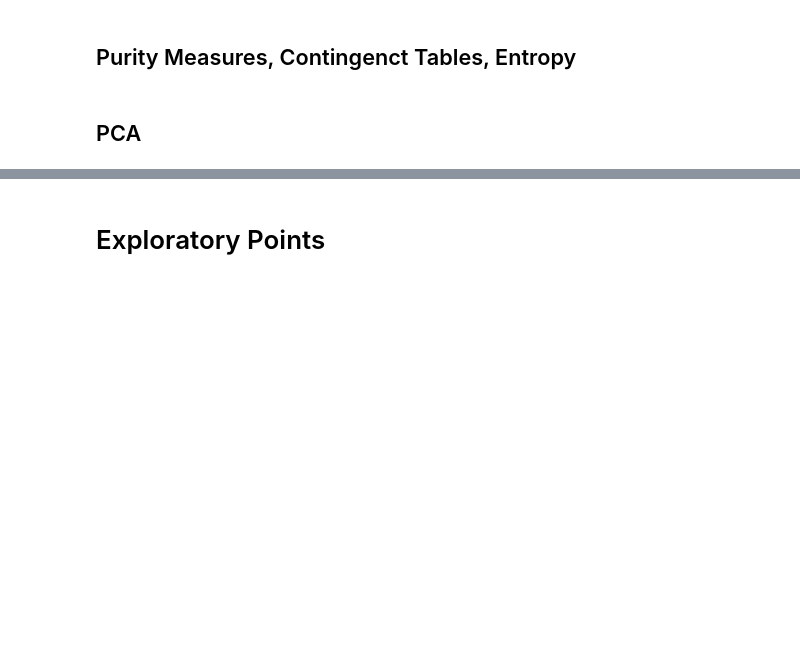
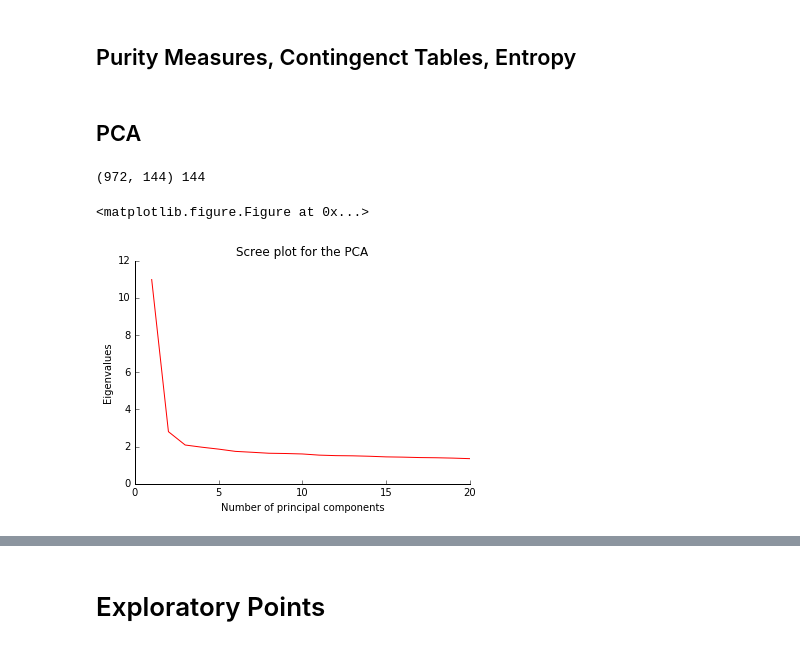
Before and after one commit to rabjohnston/E81HW5, a Jupyter notebook: HW5_rob.ipynb, the cells around one changed output, grey strips where cells are left out. Drawn from its saved outputs; the diff is of its cells as text; code cells hidden in the pictures; blank space fills up the shorter version.

```diff
--- a/HW5_rob.ipynb
+++ b/HW5_rob.ipynb
@@ -697,3 +766,41 @@ ValueError: Found input variables with inconsistent numbers of samples: [972, 97
+# %%
+print(tfidf_matrix_speakers.shape, len(terms_speakers))
+# %% [output]
+(972, 144) 144
+# %%
+tfidf_matrix_speakers_pca = tfidf_matrix_speakers.A
+terms_speakers_pca = terms_speakers
+df = pd.DataFrame()
+df = pd.DataFrame(data=tfidf_matrix_speakers_pca, columns=terms_speakers_pca)
+#df
+# %%
+from sklearn import neighbors, decomposition, metrics, preprocessing
+
+df_scaled = df.copy()
+df_scaled.iloc[:,:] = preprocessing.StandardScaler().fit_transform(df_scaled.iloc[:,:])
+#df_scaled.describe()
+# %%
+import sklearn
+
+pca = sklearn.decomposition.PCA(n_components=20).fit(df_scaled.iloc[:,:])
+
+coef_PCA = pca.transform(df_scaled.iloc[:,:])
+# we make a scree plot to see how many Principal Components to consider
+plt.figure(figsize=(12, 6))
+eig = pca.explained_variance_
+# and calculate the variance explained by the PC analysis
+var_exp = pca.explained_variance_ratio_.cumsum()*100.
+# %% [output]
+<matplotlib.figure.Figure at 0x...>
+# %%
+plt.plot(np.arange(1,len(eig)+1), eig, color='r')
+plt.title('Scree plot for the PCA')
+plt.xlabel('Number of principal components')
+plt.ylabel('Eigenvalues')
+remove_border()
+plt.show()
+# %% [output]
+[figure, added]
 # %% [markdown]
 <a id='exploratory_points'></a>
 # %% [markdown]
```
Also changed, not shown: parts of 2 cells of this notebook.
